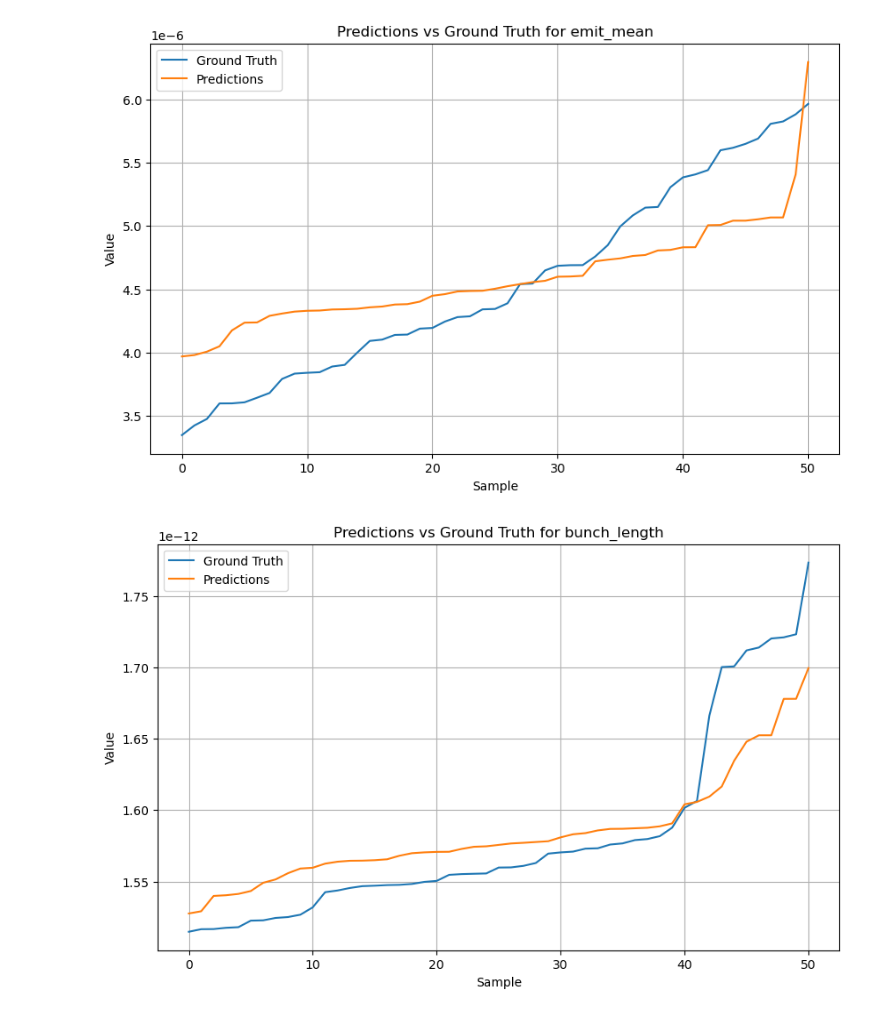
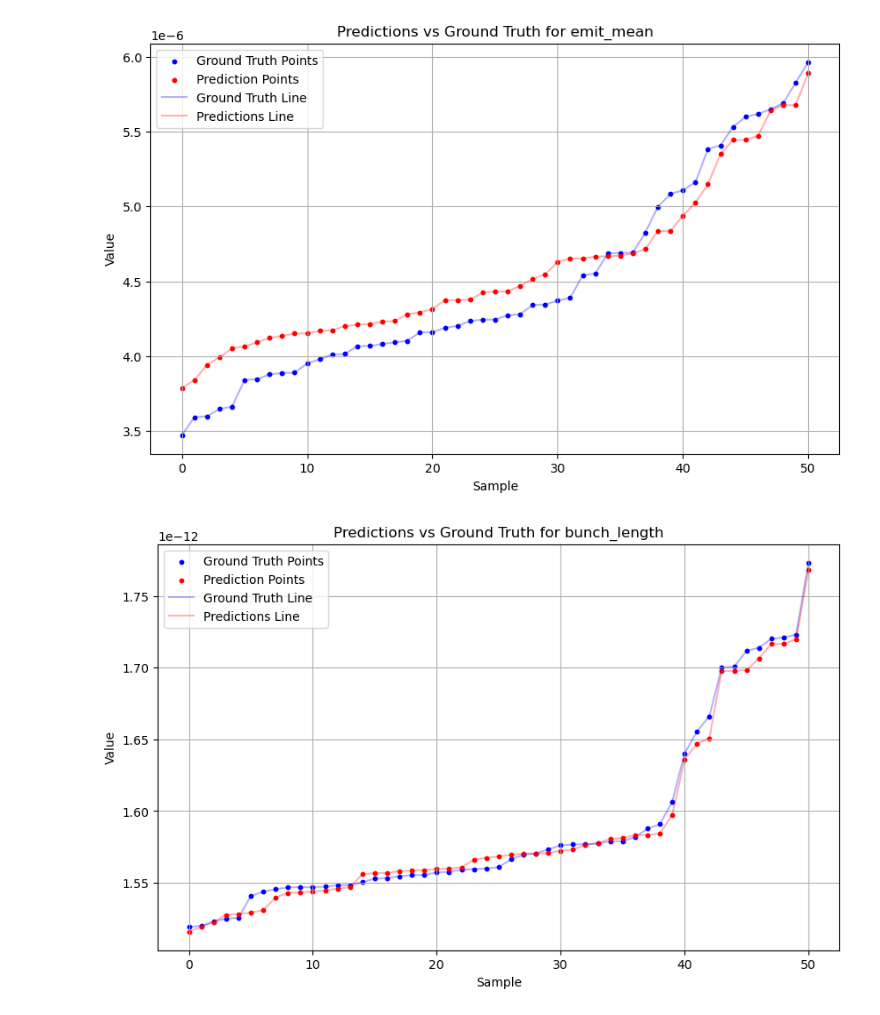
Before and after one commit to sanjeev-one/FACET-II, a Jupyter notebook: v2data_NN.ipynb, the cells around one changed output. Drawn from its saved outputs; the diff is of its cells as text; code cells hidden in the pictures.

```diff
--- a/v2data_NN.ipynb
+++ b/v2data_NN.ipynb
@@ -57,31 +75,39 @@ data.tail()
 # %%
+dropout_var = .1
 
-# Modify the Network Architecture to include Batch Normalization
 class Net(nn.Module):
     def __init__(self, input_size, hidden_size, output_size):
         super(Net, self).__init__()
+
         self.fc1 = nn.Linear(input_size, hidden_size)
-        self.bn1 = nn.BatchNorm1d(hidden_size)   # Batch normalization layer
-        self.dropout1 = nn.Dropout(0.4)
+        self.dropout1 = nn.Dropout(dropout_var)
 
         self.fc2 = nn.Linear(hidden_size, hidden_size)
-        self.bn2 = nn.BatchNorm1d(hidden_size)
-        self.dropout2 = nn.Dropout(0.4)
+        self.dropout2 = nn.Dropout(dropout_var)
 
         self.fc3 = nn.Linear(hidden_size, hidden_size)
-        self.bn3 = nn.BatchNorm1d(hidden_size)
-        self.dropout3 = nn.Dropout(0.4)
+        self.dropout3 = nn.Dropout(dropout_var)
 
-        self.fc4 = nn.Linear(hidden_size, output_size)
+        self.fc4 = nn.Linear(hidden_size, hidden_size)  # New layer
+        self.dropout4 = nn.Dropout(dropout_var)        # New dropout for the added layer
+
+        self.fc5 = nn.Linear(hidden_size, output_size)
 
     def forward(self, x):
-        x = self.bn1(torch.relu(self.fc1(x)))
+        x = torch.tanh(self.fc1(x))
         x = self.dropout1(x)
-        x = self.bn2(torch.relu(self.fc2(x)))
+
+        x = torch.tanh(self.fc2(x))
         x = self.dropout2(x)
-        x = self.bn3(torch.relu(self.fc3(x)))
+
+        x = torch.tanh(self.fc3(x))
         x = self.dropout3(x)
-        x = self.fc4(x)
+
+        x = torch.tanh(self.fc4(x))  # Pass through the new layer
+        x = self.dropout4(x)        # Apply dropout after the new layer
+
+        x = self.fc5(x)
+
         return x
 # %%
 import pandas as pd
@@ -267,35 +300,42 @@ import numpy as np
 # Generate predictions for test set
 net.eval()
 with torch.no_grad():
     predictions = net(torch.tensor(test_data[features].values).float())
 
 # Convert the tensor to a numpy array
 predictions = predictions.numpy()
 predictions = scaler_targets.inverse_transform(predictions)
 actual_data = scaler_targets.inverse_transform(test_data[targets].values)
 
 # Create a dataframe of predictions
 pred_df = pd.DataFrame(predictions, columns=targets, index=test_data.index)
 test_data = pd.DataFrame(actual_data, columns=targets, index=test_data.index)
 
 # Select targets to plot
-targets_to_plot = ['emit_mean', 'bunch_length']
+targets_to_plot = targets
 
 for target in targets_to_plot:
     # Sort the ground truth and predictions by the magnitude of the predictions
     sorted_test_data = test_data.sort_values(by=target)
     sorted_pred_df = pred_df.sort_values(by=target)
 
     # Plot the ground truth and predictions
     plt.figure(figsize=(10, 6))
-    plt.plot(sorted_test_data[target].values, label='Ground Truth')
-    plt.plot(sorted_pred_df[target].values, label='Predictions')
+
+    # Scatter plots
+    plt.scatter(range(len(sorted_test_data)), sorted_test_data[target].values, s=10, color='blue', label='Ground Truth Points')
+    plt.scatter(range(len(sorted_pred_df)), sorted_pred_df[target].values, s=10, color='red', label='Prediction Points')
+
+    # Line plots
+    plt.plot(sorted_test_data[target].values, label='Ground Truth Line', color='blue', alpha=0.3)
+    plt.plot(sorted_pred_df[target].values, label='Predictions Line', color='red', alpha=0.3)
+
     plt.title(f"Predictions vs Ground Truth for {target}")
     plt.xlabel('Sample')
     plt.ylabel('Value')
     plt.legend()
     plt.grid(True)
     plt.show()
 # %% [output]
-[figure, old version]
+[figure, new version]
-[figure, old version]
+[figure, new version]
```
Also changed, not shown: parts of 12 cells of this notebook, 1 other file.
